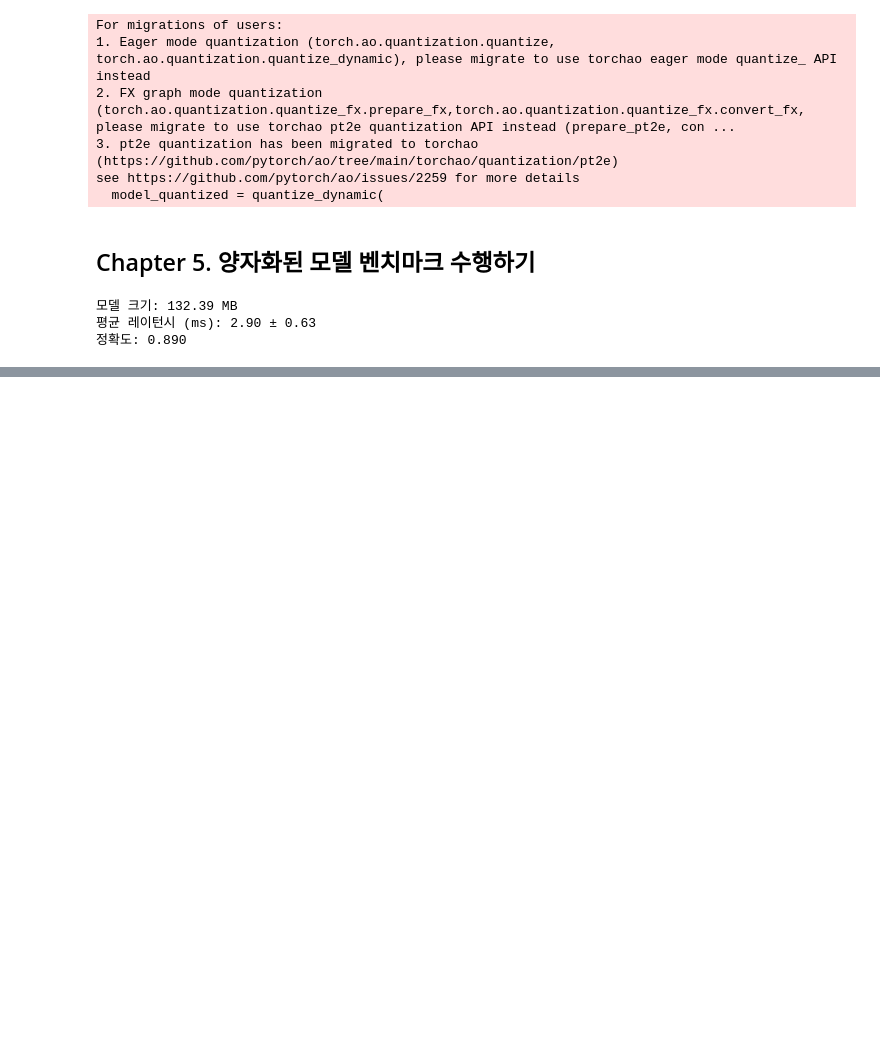
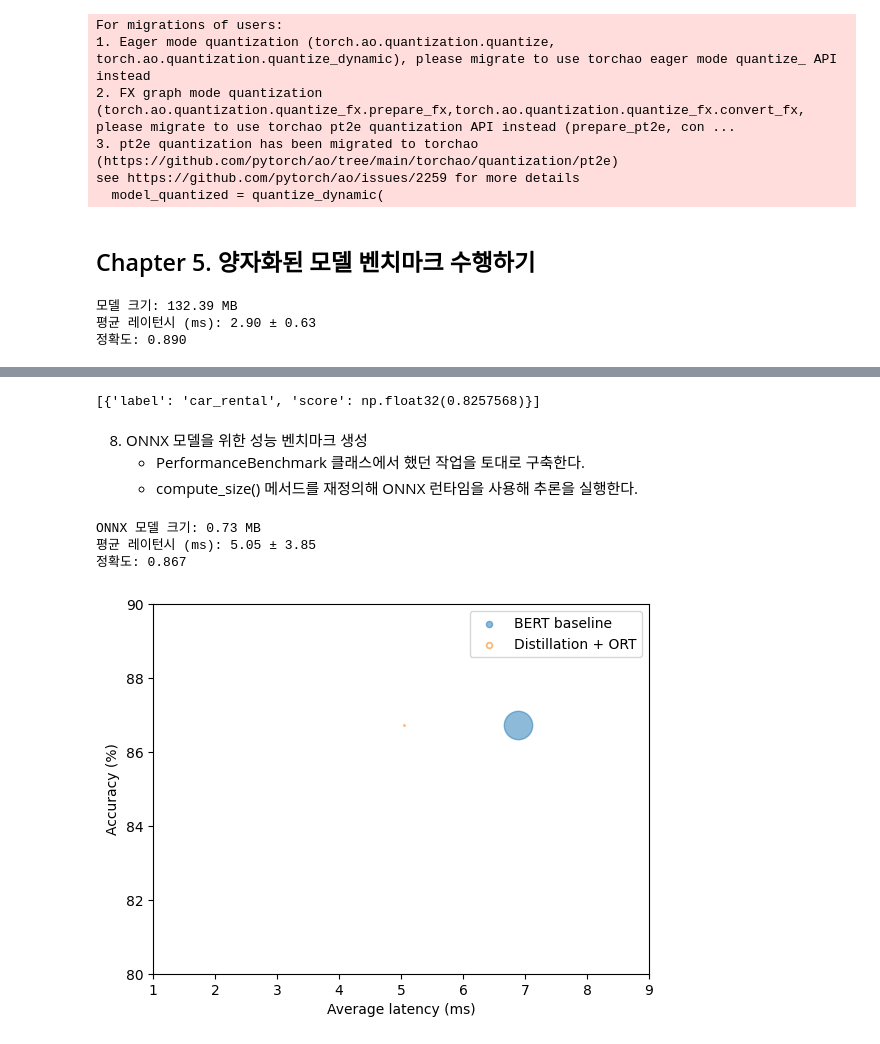
Before and after one commit to redinbluesky/nlp-with-transformers, a Jupyter notebook: 08-효율적인_트랜스포머_구축.ipynb, the cells around one changed output, grey strips where cells are left out. Drawn from its saved outputs; the diff is of its cells as text; code cells hidden in the pictures; blank space fills up the shorter version.

```diff
--- a/08-효율적인_트랜스포머_구축.ipynb
+++ b/08-효율적인_트랜스포머_구축.ipynb
@@ -975,0 +1139,52 @@ plot_metrics(perf_metrics, optim_type)
+# %%
+# ONNX 모델은 text-classification 파이프라인과 호환되지 않으므로 핵심 동작을 흉내내는 사용자 정의 클래스 생성
+from scipy.special import softmax
+
+class OnnxPipeline:
+    def __init__(self, model, tokenizer):
+        self.model = model
+        self.tokenizer = tokenizer
+
+    def __call__(self, query):
+        model_inputs = self.tokenizer(query, return_tensors="pt")
+        del model_inputs["token_type_ids"]
+        inputs_onnx = {k: v.cpu().detach().numpy()
+                       for k, v in model_inputs.items()}
+        logits = self.model.run(None, inputs_onnx)[0][0, :]
+        probs = softmax(logits)
+        pred_idx = np.argmax(probs).item()
+        return [{"label": intents.int2str(pred_idx), "score": probs[pred_idx]}]
+# %%
+# 간단한 쿼리로 이 클래스를 테스트해 car_rental 의도가 출력되는지 확인
+pipe = OnnxPipeline(onnx_model, tokenizer)
+pipe(query)
+# %% [output]
+[{'label': 'car_rental', 'score': np.float32(0.8257568)}]
+# %% [markdown]
+8. ONNX 모델을 위한 성능 벤치마크 생성
+    - PerformanceBenchmark 클래스에서 했던 작업을 토대로 구축한다.
+    - compute_size() 메서드를 재정의해 ONNX 런타임을 사용해 추론을 실행한다.
+# %%
+class OnnxPerformanceBenchmark(PerformanceBenchmark):
+    def __init__(self, *args, model_path,**kwargs):
+        super().__init__(*args, **kwargs)
+        self.model_path = model_path
+
+    def compute_size(self):
+        size_mb = Path(self.model_path).stat().st_size / (1024 * 1024)
+        print(f"ONNX 모델 크기: {size_mb:.2f} MB")
+        return {"size_mb": size_mb}
+# %%
+optim_type = "Distillation + ORT"
+pb = OnnxPerformanceBenchmark(
+    pipe, clinc["test"], optim_type=optim_type,
+    model_path="onnx/model.onnx")
+perf_metrics.update(pb.run_benchmark())
+# %% [output]
+ONNX 모델 크기: 0.73 MB
+평균 레이턴시 (ms): 5.05 ± 3.85
+정확도: 0.867
+# %%
+plot_metrics(perf_metrics, optim_type)
+# %% [output]
+[figure, added]
```
Also changed, not shown: parts of 24 cells of this notebook, 4 other files.
